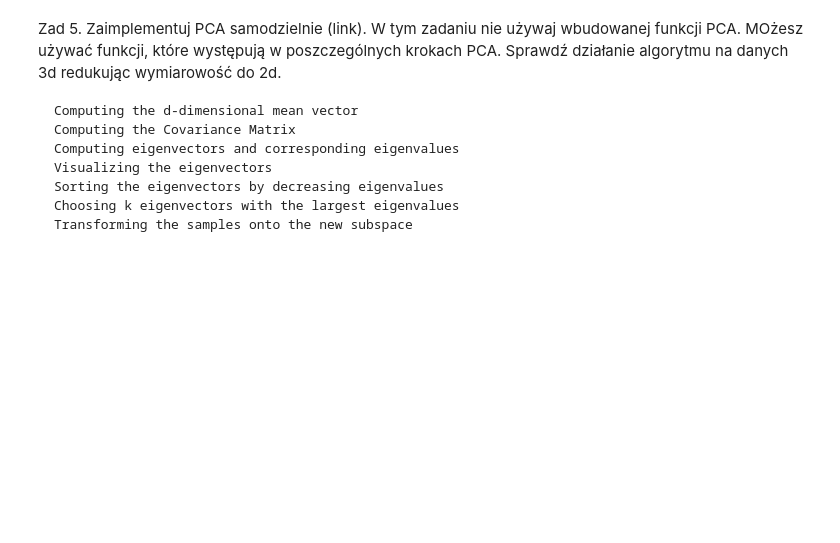
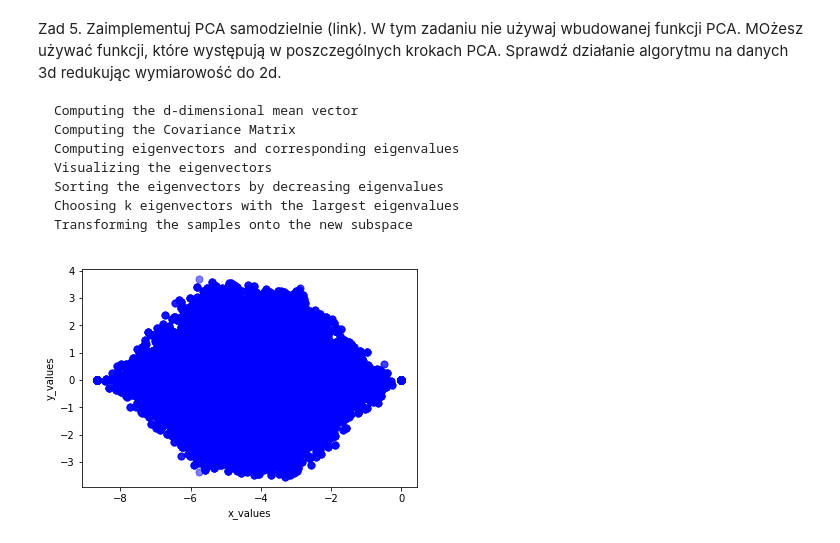
Before and after one commit to DentonJC/DA, a Jupyter notebook: CW5.ipynb, the cells around one changed output. Saved outputs shown, nothing was run; the diff lists cells and outputs as text; code cells hidden in the pictures; blank space fills up the shorter version.

```diff
--- a/CW5.ipynb
+++ b/CW5.ipynb
@@ -126,3 +260,63 @@ Sprawdź działanie algorytmu na danych 3d redukując wymiarowość do 2d.
     Sorting the eigenvectors by decreasing eigenvalues
     Choosing k eigenvectors with the largest eigenvalues
     Transforming the samples onto the new subspace
+# %%
+all_samples = matrix2.T
+#print(all_samples.shape)
+mean_x = np.mean(all_samples[0,:])
+mean_y = np.mean(all_samples[1,:])
+mean_z = np.mean(all_samples[2,:])
+
+mean_vector = np.array([[mean_x],[mean_y],[mean_z]])
+
+#print('Mean Vector:\n', mean_vector)
+scatter_matrix = np.zeros((3,3))
+for i in range(all_samples.shape[1]):
+    scatter_matrix += (all_samples[:,i].reshape(3,1) - mean_vector).dot((all_samples[:,i].reshape(3,1) - mean_vector).T)
+#print('Scatter Matrix:\n', scatter_matrix)
+cov_mat = np.cov([all_samples[0,:],all_samples[1,:],all_samples[2,:]])
+#print('Covariance Matrix:\n', cov_mat)
+# eigenvectors and eigenvalues for the from the scatter matrix
+eig_val_sc, eig_vec_sc = np.linalg.eig(scatter_matrix)
+
+# eigenvectors and eigenvalues for the from the covariance matrix
+eig_val_cov, eig_vec_cov = np.linalg.eig(cov_mat)
+
+for i in range(len(eig_val_sc)):
+    eigvec_sc = eig_vec_sc[:,i].reshape(1,3).T
+    eigvec_cov = eig_vec_cov[:,i].reshape(1,3).T
+    assert eigvec_sc.all() == eigvec_cov.all(), 'Eigenvectors are not identical'
+
+    #print('Eigenvector {}: \n{}'.format(i+1, eigvec_sc))
+    #print('Eigenvalue {} from scatter matrix: {}'.format(i+1, eig_val_sc[i]))
+    #print('Eigenvalue {} from covariance matrix: {}'.format(i+1, eig_val_cov[i]))
+    #print('Scaling factor: ', eig_val_sc[i]/eig_val_cov[i])
+    #print(40 * '-')
+for i in range(len(eig_val_sc)):
+    eigv = eig_vec_sc[:,i].reshape(1,3).T
+    np.testing.assert_array_almost_equal(scatter_matrix.dot(eigv), eig_val_sc[i] * eigv,
+                                         decimal=6, err_msg='', verbose=True)
+for ev in eig_vec_sc:
+    np.testing.assert_array_almost_equal(1.0, np.linalg.norm(ev))
+    # instead of 'assert' because of rounding errors
+
+
+# Make a list of (eigenvalue, eigenvector) tuples
+eig_pairs = [(np.abs(eig_val_sc[i]), eig_vec_sc[:,i]) for i in range(len(eig_val_sc))]
+
+# Sort the (eigenvalue, eigenvector) tuples from high to low
+eig_pairs.sort(key=lambda x: x[0], reverse=True)
+
+matrix_w = np.hstack((eig_pairs[0][1].reshape(3,1), eig_pairs[1][1].reshape(3,1)))
+#print('Matrix W:\n', matrix_w)
+transformed = matrix_w.T.dot(all_samples)
+
+assert transformed.shape == (2,16*numb), "The matrix is wrong."
+
+plt.plot(transformed[0], -transformed[1], 'o', markersize=7, color='blue', alpha=0.5)
+plt.xlabel('x_values')
+plt.ylabel('y_values')
+
+plt.show()
+# %% [output]
+[figure, added]
```
Also changed, not shown: parts of 8 cells of this notebook.
